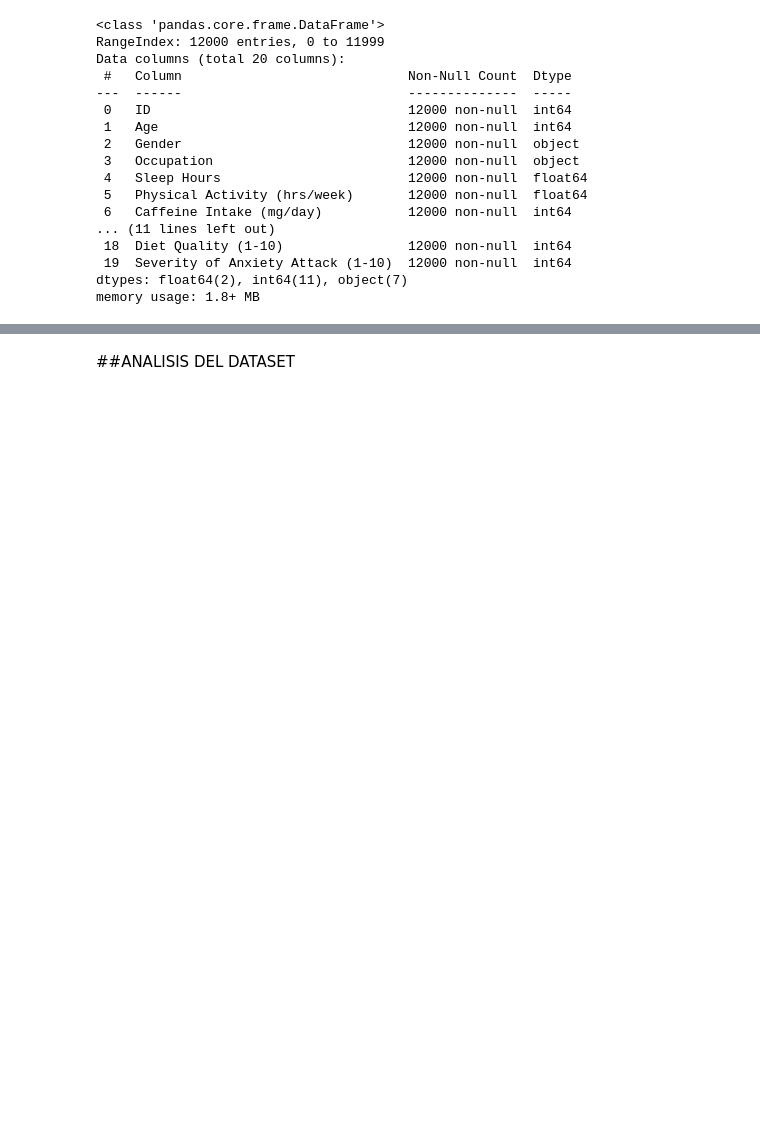
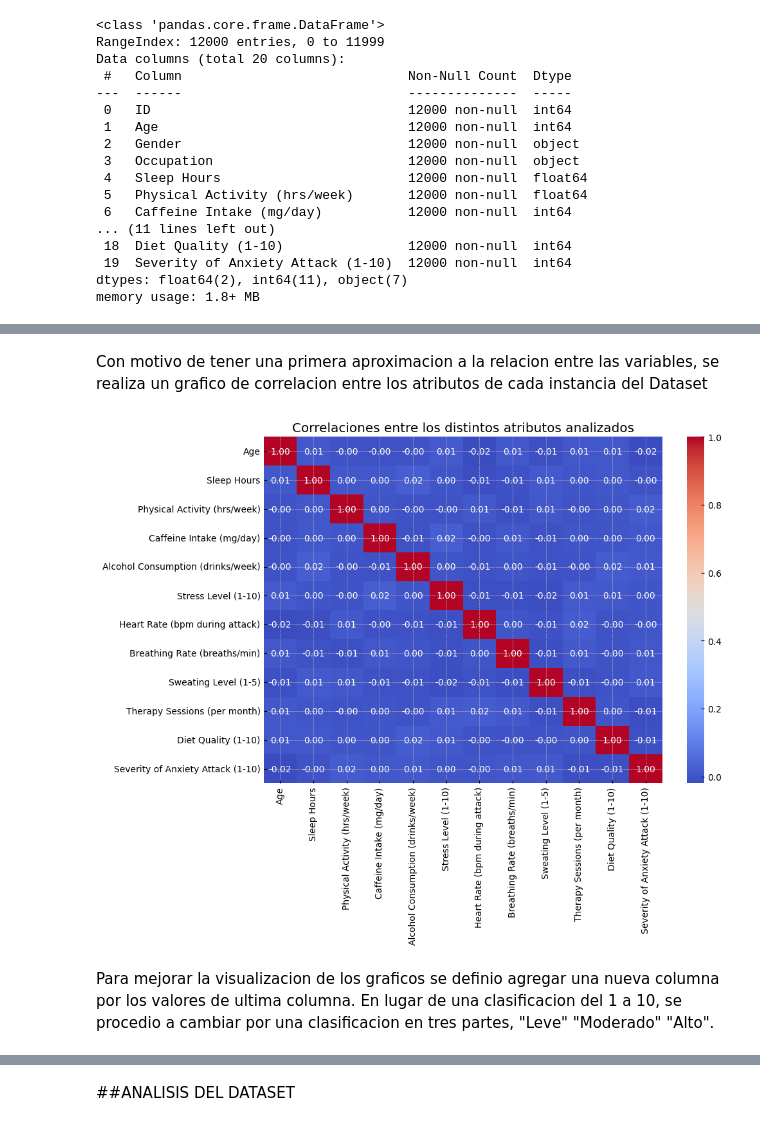
Before and after one commit to osvaldoguti/AnxietyAttack, a Jupyter notebook: Factores_que_inciden_en_los_ataques_de_ansiedad.ipynb, the cells around one changed output, grey strips where cells are left out. Drawn from its saved outputs; the diff is of its cells as text; code cells hidden in the pictures; blank space fills up the shorter version.

```diff
--- a/Factores_que_inciden_en_los_ataques_de_ansiedad.ipynb
+++ b/Factores_que_inciden_en_los_ataques_de_ansiedad.ipynb
@@ -101,3 +103,15 @@ df.describe().round(1)
 | 50% | 6000.5 | 41.0 | 6.5 | 5.0 | 244.0 | 9.0 | ... |
 | 75% | 9000.2 | 53.0 | 8.2 | 7.5 | 371.0 | 15.0 | ... |
 | max | 12000.0 | 64.0 | 10.0 | 10.0 | 499.0 | 19.0 | ... |
+# %% [markdown]
+Con motivo de tener una primera aproximacion a la relacion entre las variables, se realiza un grafico de correlacion entre los atributos de cada instancia del Dataset
+# %%
+plt.figure(figsize=(10, 7))
+corr_matrix = df[['Age', 'Sleep Hours', 'Physical Activity (hrs/week)', 'Caffeine Intake (mg/day)', 'Alcohol Consumption (drinks/week)', 'Stress Level (1-10)', 'Heart Rate (bpm during attack)', 'Breathing Rate (breaths/min)', 'Sweating Level (1-5)', 'Therapy Sessions (per month)', 'Diet Quality (1-10)', 'Severity of Anxiety Attack (1-10)']].corr()
+sns.heatmap(corr_matrix, annot=True, cmap='coolwarm', fmt='.2f')
+plt.title("Correlaciones entre los distintos atributos analizados")
+plt.show()
+# %% [output]
+[figure, added]
+# %% [markdown]
+Para mejorar la visualizacion de los graficos se definio agregar una nueva columna por los valores de ultima columna. En lugar de una clasificacion del 1 a 10, se procedio a cambiar por una clasificacion en tres partes, "Leve" "Moderado" "Alto".
```
Also changed, not shown: parts of 22 cells of this notebook.
